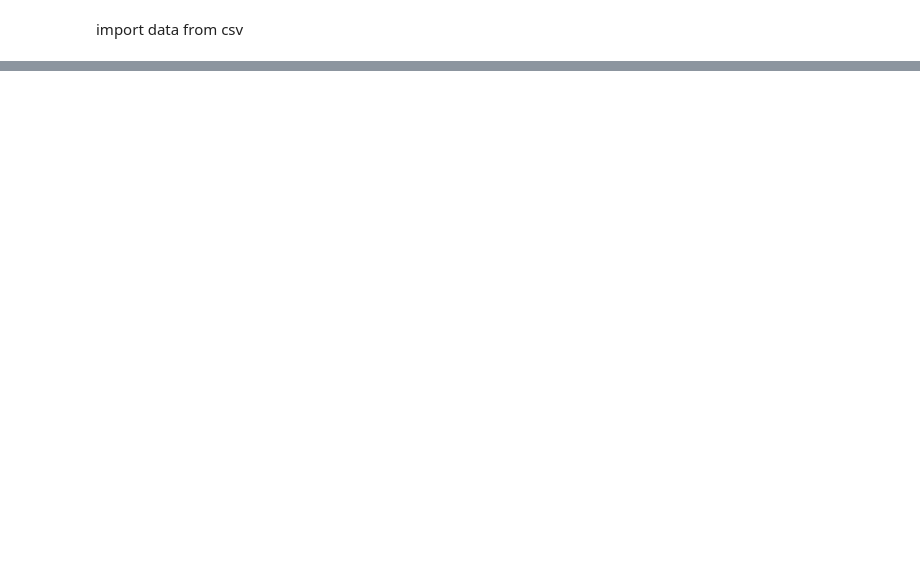
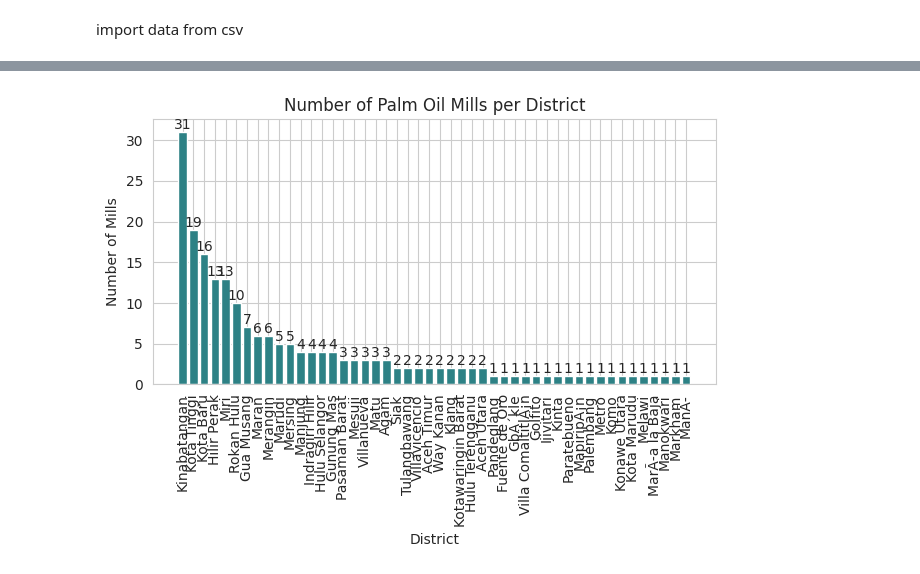
Before and after one commit to pr-maryanarty/data_analyst_portfolio, a Jupyter notebook: palm_oil.ipynb, the cells around one changed output, grey strips where cells are left out. Cells and saved outputs as stored; diff of their text form; code cells hidden in the pictures; blank space fills up the shorter version.

```diff
--- a/palm_oil.ipynb
+++ b/palm_oil.ipynb
@@ -127,0 +166,22 @@ second_map
+# %%
+import matplotlib.pyplot as plt
+import seaborn as sns
+
+sns.set_style("whitegrid")
+
+mills_per_district_sorted = mills_per_district.sort_values(by='number_of_mills', ascending=False)
+
+
+
+bars = plt.bar(mills_per_district_sorted['DISTRICT'], mills_per_district_sorted['number_of_mills'], color='#2d8185')
+plt.bar_label(bars, labels=mills_per_district_sorted['number_of_mills'])
+
+plt.xlabel('District')
+plt.ylabel('Number of Mills')
+plt.title('Number of Palm Oil Mills per District')
+plt.xticks(rotation='vertical')
+
+plt.tight_layout()
+plt.show()
+# %% [output]
+[figure, added]
```
Also changed, not shown: parts of 1 cell of this notebook.
